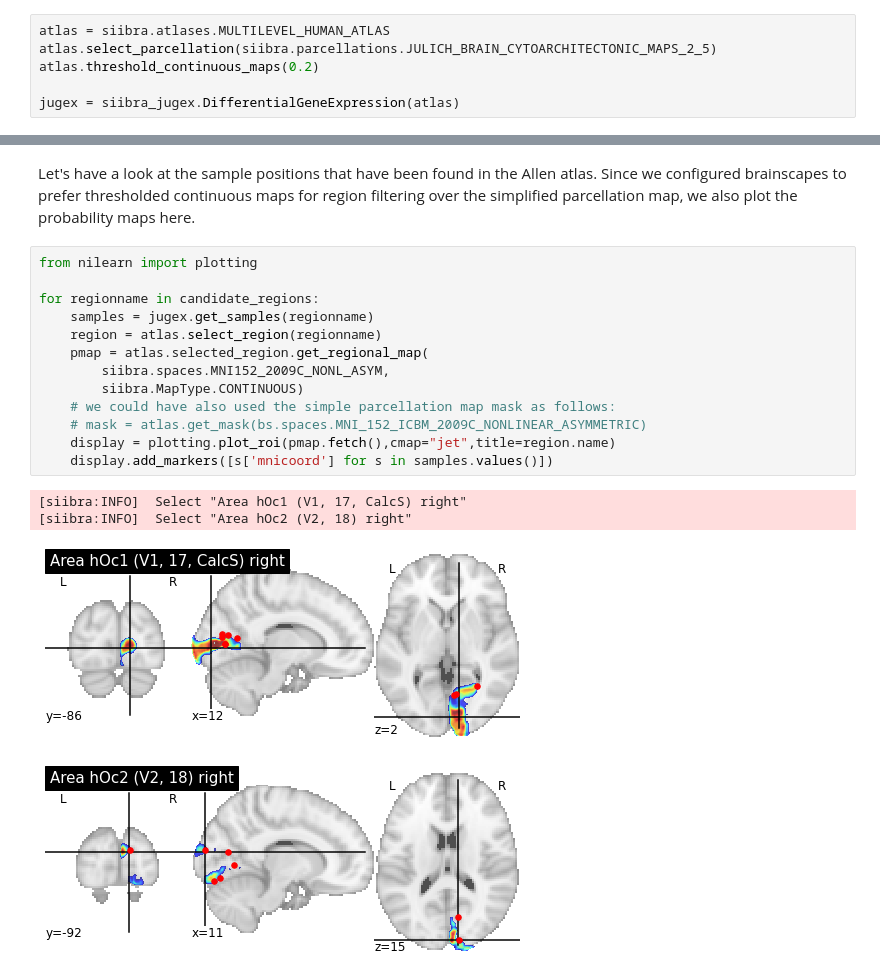
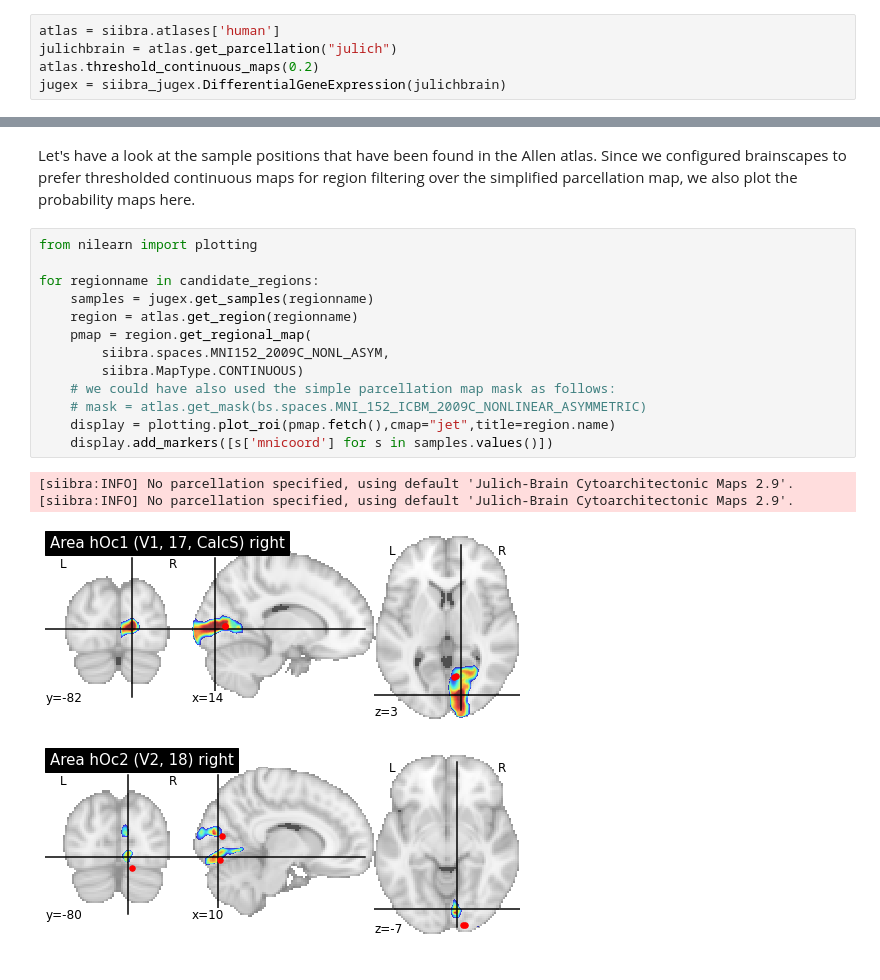
Before and after one commit to FZJ-INM1-BDA/siibra-jugex, a Jupyter notebook: examples/siibra-jugex.ipynb, the cells around one changed output, grey strips where cells are left out. Saved outputs shown, nothing was run; the diff lists cells and outputs as text.

Commit message:
Migrate to siibra-python v0.2

```diff
--- a/examples/siibra-jugex.ipynb
+++ b/examples/siibra-jugex.ipynb
@@ -20,7 +20,6 @@ import siibra, siibra_jugex
 # %%
-atlas = siibra.atlases.MULTILEVEL_HUMAN_ATLAS
-atlas.select_parcellation(siibra.parcellations.JULICH_BRAIN_CYTOARCHITECTONIC_MAPS_2_5)
+atlas = siibra.atlases['human']
+julichbrain = atlas.get_parcellation("julich")
 atlas.threshold_continuous_maps(0.2)
-
-jugex = siibra_jugex.DifferentialGeneExpression(atlas)
+jugex = siibra_jugex.DifferentialGeneExpression(julichbrain)
 # %% [output]
@@ -74,18 +71,18 @@ Let's have a look at the sample positions that have been found in the Allen atla
 # %%
 from nilearn import plotting
 
 for regionname in candidate_regions:
     samples = jugex.get_samples(regionname)
-    region = atlas.select_region(regionname)
-    pmap = atlas.selected_region.get_regional_map(
+    region = atlas.get_region(regionname)
+    pmap = region.get_regional_map(
         siibra.spaces.MNI152_2009C_NONL_ASYM,
         siibra.MapType.CONTINUOUS)
     # we could have also used the simple parcellation map mask as follows:
     # mask = atlas.get_mask(bs.spaces.MNI_152_ICBM_2009C_NONLINEAR_ASYMMETRIC)
     display = plotting.plot_roi(pmap.fetch(),cmap="jet",title=region.name)
     display.add_markers([s['mnicoord'] for s in samples.values()])
 # %% [output]
-[siibra:INFO]  Select "Area hOc1 (V1, 17, CalcS) right"
-[siibra:INFO]  Select "Area hOc2 (V2, 18) right"
+[siibra:INFO] No parcellation specified, using default 'Julich-Brain Cytoarchitectonic Maps 2.9'.
+[siibra:INFO] No parcellation specified, using default 'Julich-Brain Cytoarchitectonic Maps 2.9'.
-[figure, old version]
+[figure, new version]
-[figure, old version]
+[figure, new version]
```
Also changed, not shown: parts of 4 cells of this notebook, 2 other files.
